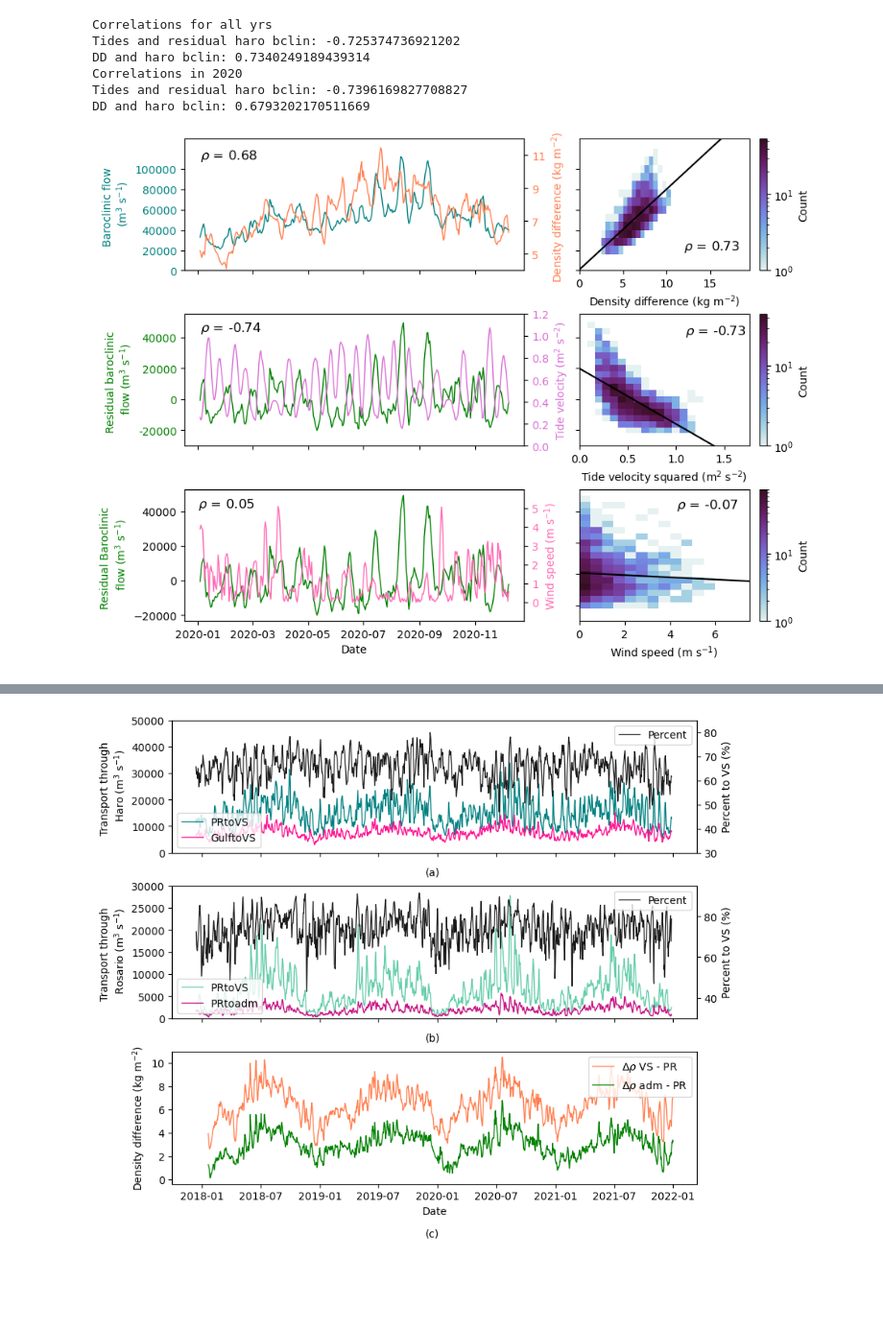
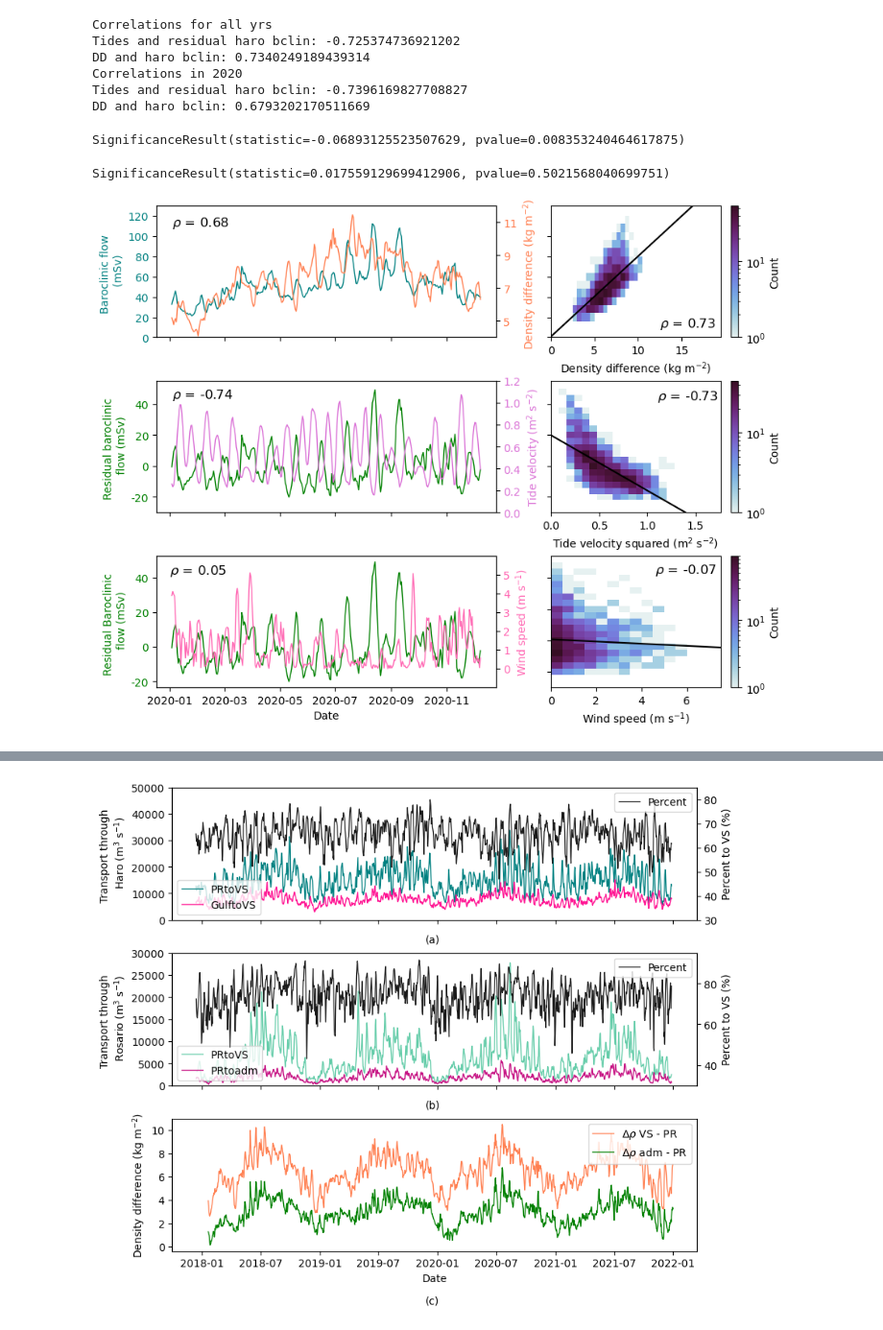
Before and after one commit to SalishSeaCast/StangAllen_SJGIPaper, a Jupyter notebook: TransportThroughStraits_Correlations.ipynb, the cells around one changed output, grey strips where cells are left out. Shown at 96% size. Saved outputs shown, nothing was run; the diff lists cells and outputs as text; code cells hidden in the pictures; blank space fills up the shorter version.

```diff
--- a/TransportThroughStraits_Correlations.ipynb
+++ b/TransportThroughStraits_Correlations.ipynb
@@ -1291,6 +1301,14 @@ DD and haro bclin: 0.7340249189439314
 Correlations in 2020
 Tides and residual haro bclin: -0.7396169827708827
 DD and haro bclin: 0.6793202170511669
+# %%
+stats.spearmanr(np.abs(winds_haro_bclin),res_haro_bclin)
+# %% [output]
+SignificanceResult(statistic=-0.06893125523507629, pvalue=0.008353240464617875)
+# %%
+stats.spearmanr(winds_haro_bclin,res_haro_bclin)
+# %% [output]
+SignificanceResult(statistic=0.017559129699412906, pvalue=0.5021568040699751)
 # %%
 corr_winds_resharo,p = stats.spearmanr(np.abs(winds_haro_bclin),res_haro_bclin)
 
@@ -1300,95 +1318,95 @@ w_line_harobclin_plot = slope*np.arange(0,8,0.5)+intercept
 
 fig,[[ax1,ax2],[ax3,ax4],[ax5,ax6]] = plt.subplots(3,2,figsize=(10,8),gridspec_kw={'width_ratios':[1.6,1]})
 
-ax1.plot(haro_bclin2020,color=color1,lw=1)
+ax1.plot(haro_bclin2020/1000,color=color1,lw=1)
 ax1.set_xticklabels([])
 ax12 = ax1.twinx()
 ax12.plot(date_haro2020,densdiff_haro_bclin2020,color=color2,lw=1)
-ax1.set_ylim([0,130000])
-ax1.set_ylabel(f'Baroclinic flow \n (m$^3$ s$^{{-1}}$)',color=color1)
-ax1.set_yticks(np.arange(0,120000,20000),color=color1)
-ax1.set_yticklabels(np.arange(0,120000,20000),color=color1)
+ax1.set_ylim([0,130])
+ax1.set_ylabel(f'Baroclinic flow \n (mSv)',color=color1)
+ax1.set_yticks(np.arange(0,121,20),color=color1)
+ax1.set_yticklabels(np.arange(0,121,20),color=color1)
 ax12.set_ylabel(f'Density difference (kg m$^{{-2}}$))',color=color2)
 ax12.set_ylim([3,11])
 ax12.set_yticklabels(np.arange(3,12,2),color=color2)
-ax1.annotate(f'$\\rho$ = {np.round(corr_bclin_dd_2020,2)}',(date_haro2020[0],110000),fontsize=12)
+ax1.annotate(f'$\\rho$ = {np.round(corr_bclin_dd_2020,2)}',(date_haro2020[0],110),fontsize=12)
 
-arr,xe,ye,im = ax2.hist2d(densdiff_haro_bclin,haro_bclin,
-                          bins=[np.arange(0,20,0.5),np.arange(0,130000,8000)],
+arr,xe,ye,im = ax2.hist2d(densdiff_haro_bclin,haro_bclin/1000,
+                          bins=[np.arange(0,20,0.5),np.arange(0,130,8)],
                           norm=LogNorm(),
                           cmap=cmap
                                 )
 # ax2.scatter(densdiff_haro_bclin,haro_bclin,color='indigo')
-ax2.plot(np.arange(0,20,0.5),line_bclin_dd_plot,color='k')
-ax2.set_ylim([0,130000])
-ax2.set_yticks(np.arange(0,120000,20000),color=color1)
+ax2.plot(np.arange(0,20,0.5),line_bclin_dd_plot/1000,color='k')
+ax2.set_ylim([0,130])
+ax2.set_yticks(np.arange(0,120,20),color=color1)
 ax2.set_yticklabels([])
 ax2.set_xlabel(f'Density difference (kg m$^{{-2}}$)')
 cb = fig.colorbar(im,ax=ax2)
 cb.set_label('Count')
-ax2.annotate(f'$\\rho$ = {np.round(corr_bclin_dd,2)}',(12,20000),fontsize=12)
+ax2.annotate(f'$\\rho$ = {np.round(corr_bclin_dd,2)}',(12.5,10),fontsize=12)
 
-ax3.plot(res_haro_bclin2020,color=color3,lw=1)
+ax3.plot(res_haro_bclin2020/1000,color=color3,lw=1)
 ax32 = ax3.twinx()
 ax32.plot(date_haro2020,tides_haro_bclin2020,color=color4,lw=1)
-ax3.set_ylim([-30000,55000])
+ax3.set_ylim([-30,55])
 
-ax3.set_ylabel(f'Residual baroclinic \n flow (m$^3$ s$^{{-1}}$)',color=color3)
+ax3.set_ylabel(f'Residual baroclinic \n flow (mSv)',color=color3)
 ax32.set_ylabel(f'Tide velocity (m$^2$ s$^{{-2}}$)',color=color4)
-ax3.set_yticks(np.arange(-20000,41000,20000),color=color3)
-ax3.set_yticklabels(np.arange(-20000,41000,20000),color=color3)
+ax3.set_yticks(np.arange(-20,41,20),color=color3)
+ax3.set_yticklabels(np.arange(-20,41,20),color=color3)
 # ax3.set_yticklabels(np.arange(-25000,46000,15000),color=color3)
 ax32.set_ylim([0,1.2])
 ax32.set_yticklabels(np.arange(0,1.2,0.2),color=color4)
 ax32.yaxis.set_major_formatter(StrMethodFormatter(f'{{x:.{1}f}}'))
-ax3.annotate(f'$\\rho$ = {np.round(corr_tides_res_2020,2)}',(date_haro2020[0],44000),fontsize=12)
+ax3.annotate(f'$\\rho$ = {np.round(corr_tides_res_2020,2)}',(date_haro2020[0],44),fontsize=12)
 ax3.set_xticklabels([])
 
-arr,xe,ye,im = ax4.hist2d(tides_haro_bclin,res_haro_bclin.dropna(),
-                          bins=[np.arange(0,1.8,0.08),np.arange(-30000,55000,4000)],
+arr,xe,ye,im = ax4.hist2d(tides_haro_bclin,res_haro_bclin.dropna()/1000,
+                          bins=[np.arange(0,1.8,0.08),np.arange(-30,55,4)],
                           norm=LogNorm(),
                           cmap=cmap
                                 )
 # ax4.scatter(tides_haro_bclin,res_haro_bclin.dropna(),color='indigo')
-ax4.plot(np.arange(0,1.8,0.08),line_res_tides_plot,color='k')
-ax4.set_ylim([-30000,55000])
-ax3.set_yticks(np.arange(-20000,41000,20000),color=color3)
+ax4.plot(np.arange(0,1.8,0.08),line_res_tides_plot/1000,color='k')
+ax4.set_ylim([-30,55])
+ax3.set_yticks(np.arange(-20,41,20),color=color3)
 ax4.set_yticklabels([])
 ax4.set_xlabel(f'Tide velocity squared (m$^2$ s$^{{-2}}$)')
-ax4.annotate(f'$\\rho$ = {np.round(corr_tides_res,2)}',(1.1,42000),fontsize=12)
+ax4.annotate(f'$\\rho$ = {np.round(corr_tides_res,2)}',(1.1,43),fontsize=12)
 cb = fig.colorbar(im,ax=ax4)
 cb.set_label('Count')
 
 fig.subplots_adjust(wspace=0.2,hspace=0.33)
 
-ax5.plot(date_haro2020,res_haro_bclin2020,color='green',lw=1)
-ax5.set_ylabel(f'Residual Baroclinic \n flow (m$^3$ s$^{{-1}}$)',color=color3)
-ax6.set_ylim([-30000,55000])
-ax5.set_yticks(np.arange(-20000,41000,20000),color=color3)
-ax3.set_yticklabels(np.arange(-20000,41000,20000),color=color3)
+ax5.plot(date_haro2020,res_haro_bclin2020/1000,color='green',lw=1)
+ax5.set_ylabel(f'Residual Baroclinic \n flow (mSv)',color=color3)
+ax6.set_ylim([-30,55])
+ax5.set_yticks(np.arange(-20,41,20),color=color3)
+ax5.set_yticklabels(np.arange(-20,41,20),color=color3)
 # ax5.set_yticklabels(np.arange(-20000,45000,20000),color=color3)
 ax52 = ax5.twinx()
 ax52.plot(date_haro2020,np.abs(winds_haro2020),color='hotpink',lw=1)
 ax52.set_ylim([-1,6])
 ax52.set_yticks(np.arange(0,6,1),color='hotpink')
 ax52.set_yticklabels(np.arange(0,6,1),color='hotpink')
 ax52.set_ylabel(f'Wind speed (m s$^{{-1}}$)' ,color='hotpink')
-ax5.annotate(f'$\\rho$ = {np.round(corr_wind_resharo2020,2)}',(datelist_rostosouth_2020.iloc[0],42000),fontsize=12)
+ax5.annotate(f'$\\rho$ = {np.round(corr_wind_resharo2020,2)}',(datelist_rostosouth_2020.iloc[0],42),fontsize=12)
 ax5.set_xlabel('Date')
 
-arr,xe,ye,im = ax6.hist2d(np.abs(winds_haro_bclin),res_haro_bclin,
-                          bins=[np.arange(0,8,0.5),np.arange(-30000,55000,4000)],
+arr,xe,ye,im = ax6.hist2d(np.abs(winds_haro_bclin),res_haro_bclin/1000,
+                          bins=[np.arange(0,8,0.5),np.arange(-30,55,4)],
                           norm=LogNorm(),
                           cmap=cmap
                                 )
 # ax6.scatter(np.abs(winds_haro_bclin),res_haro_bclin,color='indigo')
-ax6.plot(np.arange(0,8,0.5),w_line_harobclin_plot,color='k')
-ax6.set_yticks(np.arange(-20000,41000,20000),color=color3)
+ax6.plot(np.arange(0,8,0.5),w_line_harobclin_plot/1000,color='k')
+ax6.set_yticks(np.arange(-20,41,20),color=color3)
 ax6.set_yticklabels([])
 ax6.set_xlabel(f'Wind speed (m s$^{{-1}}$)')
-ax6.annotate(f'$\\rho$ = {np.round(corr_winds_resharo,2)}',(4.3,42000),fontsize=12);
+ax6.annotate(f'$\\rho$ = {np.round(corr_winds_resharo,2)}',(4.6,43),fontsize=12);
 cb = fig.colorbar(im,ax=ax6)
 cb.set_label('Count')
 # %% [output]
-[figure, old version]
+[figure, new version]
 # %%
```
Also changed, not shown: parts of 10 cells of this notebook.
